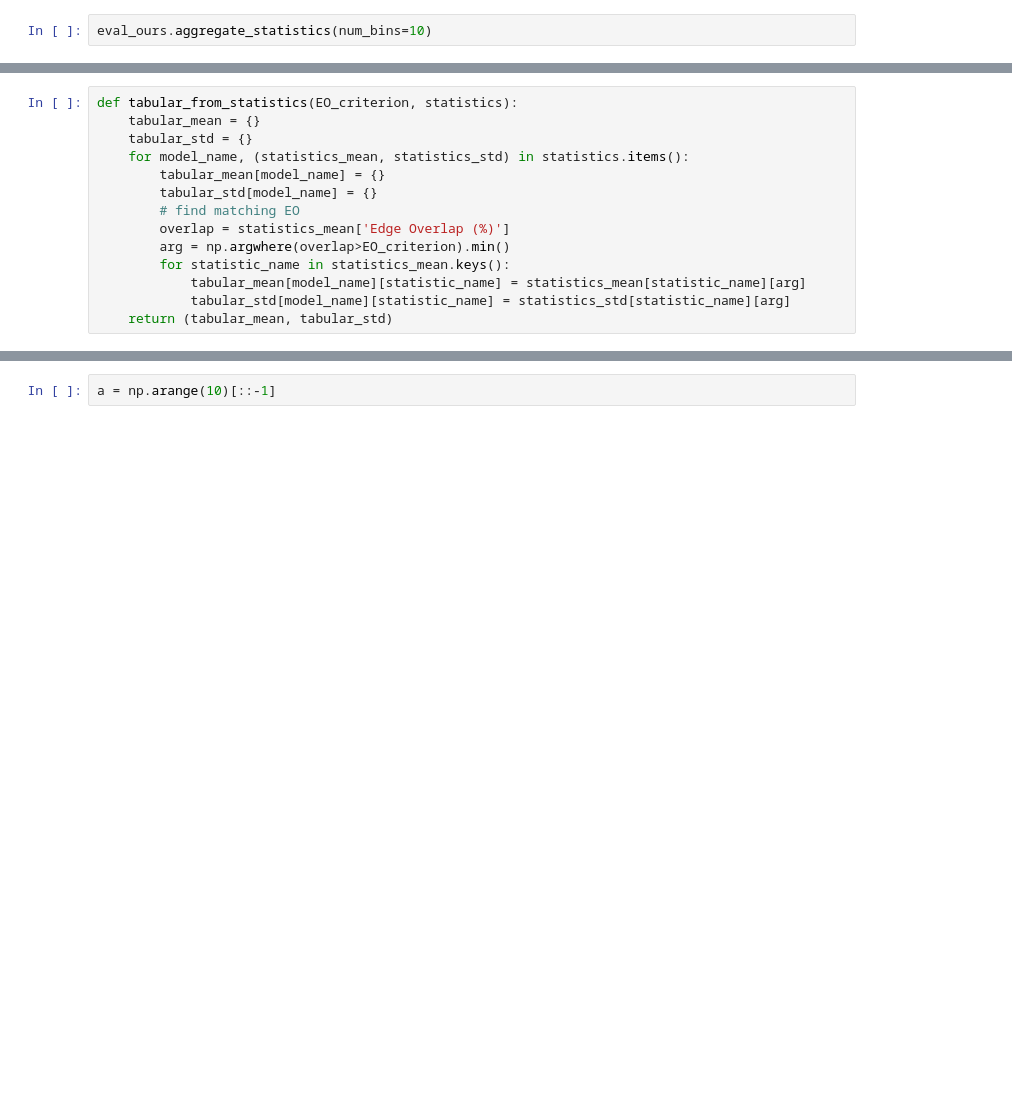
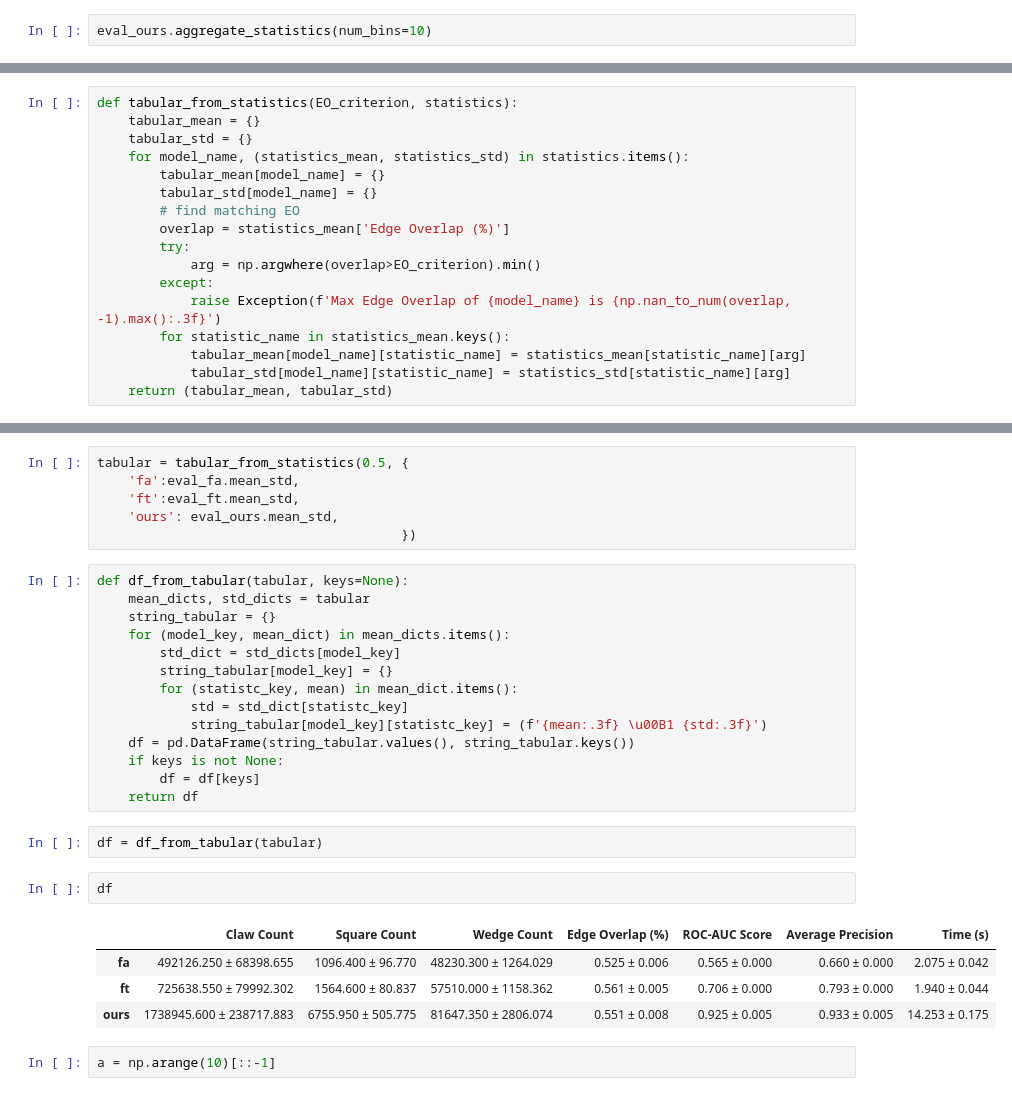
Before and after one commit to hheidrich/Net, a Jupyter notebook: exp/Statistics.ipynb, the cells around one changed output, grey strips where cells are left out. Saved outputs shown, nothing was run; the diff lists cells and outputs as text; blank space fills up the shorter version.

```diff
--- a/exp/Statistics.ipynb
+++ b/exp/Statistics.ipynb
@@ -181,7 +233,10 @@ def tabular_from_statistics(EO_criterion, statistics):
         tabular_std[model_name] = {}
         # find matching EO
         overlap = statistics_mean['Edge Overlap (%)']
-        arg = np.argwhere(overlap>EO_criterion).min()
+        try:
+            arg = np.argwhere(overlap>EO_criterion).min()
+        except:
+            raise Exception(f'Max Edge Overlap of {model_name} is {np.nan_to_num(overlap, -1).max():.3f}')
         for statistic_name in statistics_mean.keys():
             tabular_mean[model_name][statistic_name] = statistics_mean[statistic_name][arg]
             tabular_std[model_name][statistic_name] = statistics_std[statistic_name][arg]
@@ -210,3 +264,32 @@ tabular_from_statistics(EO_criterion=0.5,
+# %%
+tabular = tabular_from_statistics(0.5, {
+    'fa':eval_fa.mean_std,
+    'ft':eval_ft.mean_std,
+    'ours': eval_ours.mean_std,
+                                       })
+# %%
+def df_from_tabular(tabular, keys=None):
+    mean_dicts, std_dicts = tabular
+    string_tabular = {}
+    for (model_key, mean_dict) in mean_dicts.items():
+        std_dict = std_dicts[model_key]
+        string_tabular[model_key] = {}
+        for (statistc_key, mean) in mean_dict.items():
+            std = std_dict[statistc_key]
+            string_tabular[model_key][statistc_key] = (f'{mean:.3f} \u00B1 {std:.3f}')
+    df = pd.DataFrame(string_tabular.values(), string_tabular.keys())
+    if keys is not None:
+        df = df[keys]
+    return df
+# %%
+df = df_from_tabular(tabular)
+# %%
+df
+# %% [output]
+|  | Claw Count | Square Count | Wedge Count | Edge Overlap (%) | ROC-AUC Score | Average Precision | Time (s) |
+| fa | 492126.250 ± 68398.655 | 1096.400 ± 96.770 | 48230.300 ± 1264.029 | 0.525 ± 0.006 | 0.565 ± 0.000 | 0.660 ± 0.000 | 2.075 ± 0.042 |
+| ft | 725638.550 ± 79992.302 | 1564.600 ± 80.837 | 57510.000 ± 1158.362 | 0.561 ± 0.005 | 0.706 ± 0.000 | 0.793 ± 0.000 | 1.940 ± 0.044 |
+| ours | 1738945.600 ± 238717.883 | 6755.950 ± 505.775 | 81647.350 ± 2806.074 | 0.551 ± 0.008 | 0.925 ± 0.005 | 0.933 ± 0.005 | 14.253 ± 0.175 |
 # %%
 a = np.arange(10)[::-1]
 # %%
```
Also changed, not shown: parts of 23 cells of this notebook, 4 other files.
